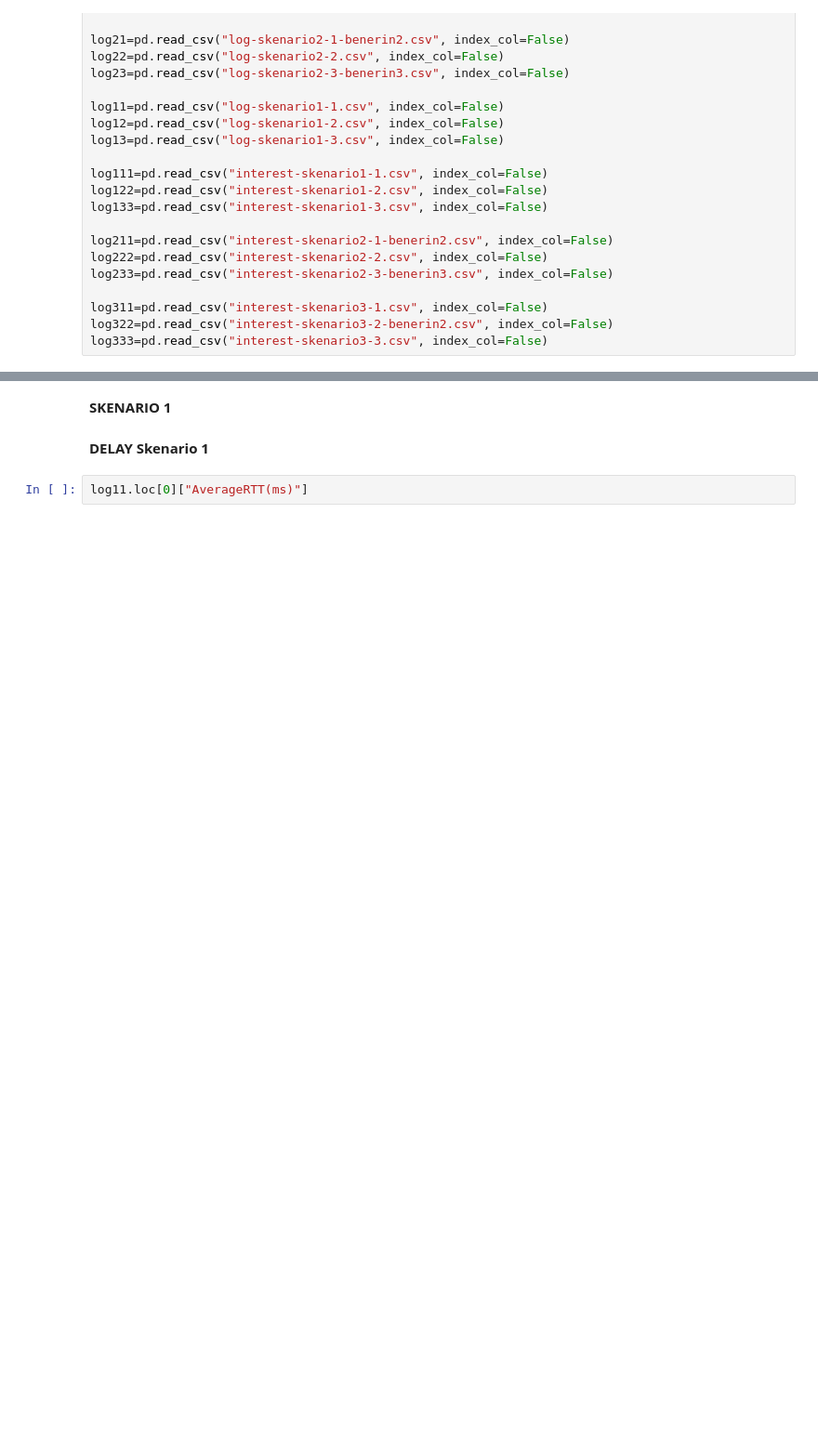
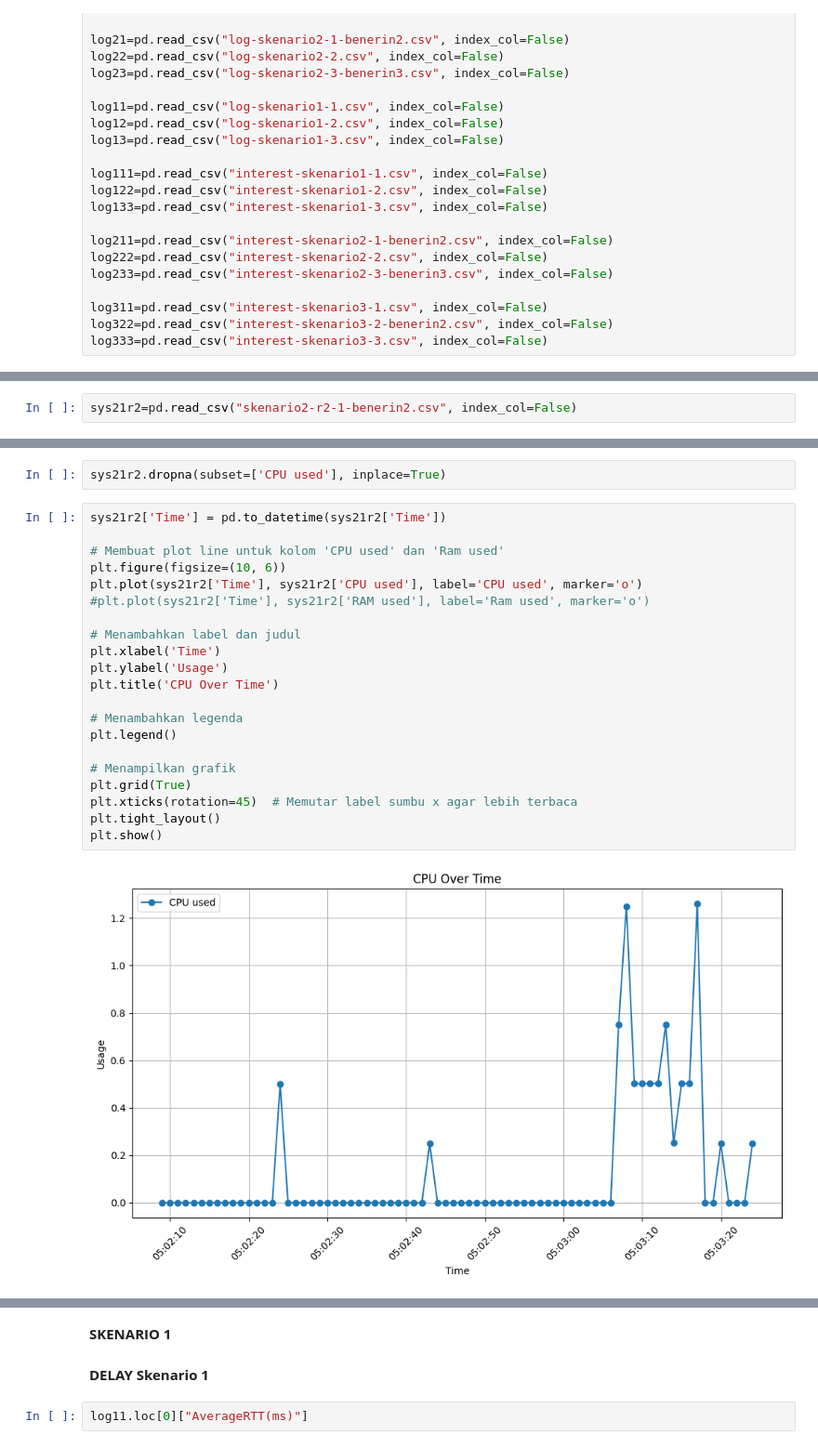
Before and after one commit to agnislur/ndn_project, a Jupyter notebook: OlahData.ipynb, the cells around one changed output, grey strips where cells are left out. Shown at 93% size. Drawn from its saved outputs; the diff is of its cells as text; blank space fills up the shorter version.

```diff
--- a/OlahData.ipynb
+++ b/OlahData.ipynb
@@ -67,0 +54,2 @@ memory usage: 156.4+ KB
+# %%
+sys21r2=pd.read_csv("skenario2-r2-1-benerin2.csv", index_col=False)
@@ -67,0 +88,25 @@ memory usage: 156.4+ KB
+# %%
+sys21r2.dropna(subset=['CPU used'], inplace=True)
+# %%
+sys21r2['Time'] = pd.to_datetime(sys21r2['Time'])
+
+# Membuat plot line untuk kolom 'CPU used' dan 'Ram used'
+plt.figure(figsize=(10, 6))
+plt.plot(sys21r2['Time'], sys21r2['CPU used'], label='CPU used', marker='o')
+#plt.plot(sys21r2['Time'], sys21r2['RAM used'], label='Ram used', marker='o')
+
+# Menambahkan label dan judul
+plt.xlabel('Time')
+plt.ylabel('Usage')
+plt.title('CPU Over Time')
+
+# Menambahkan legenda
+plt.legend()
+
+# Menampilkan grafik
+plt.grid(True)
+plt.xticks(rotation=45)  # Memutar label sumbu x agar lebih terbaca
+plt.tight_layout()
+plt.show()
+# %% [output]
+[figure, added]
```
Also changed, not shown: parts of 53 cells of this notebook.
